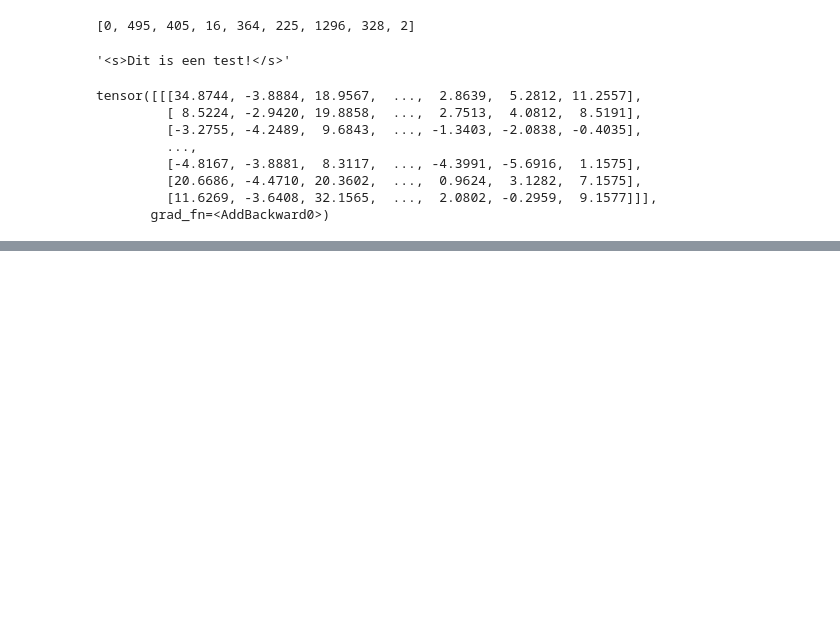
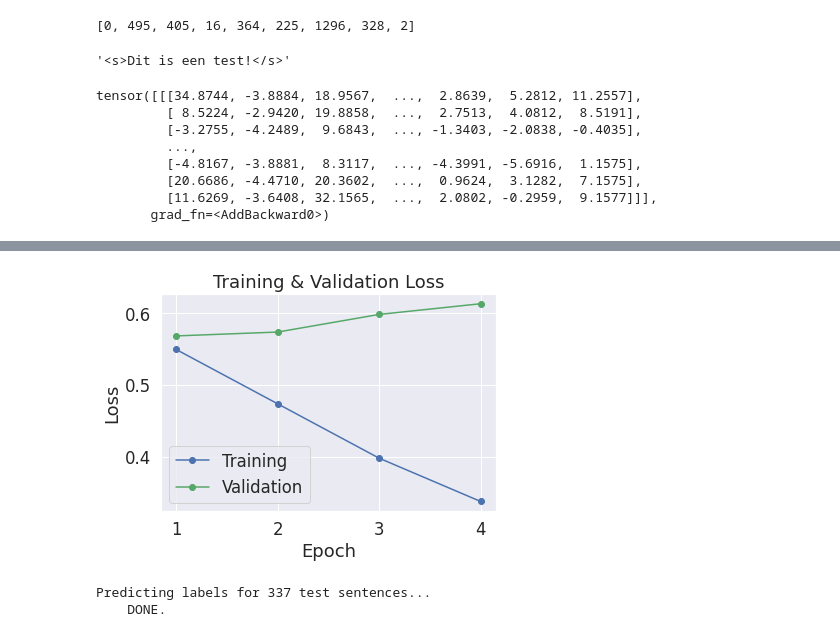
Before and after one commit to FilterBubbleErik/transformers, a Jupyter notebook: test.ipynb, the cells around one changed output, grey strips where cells are left out. Saved outputs shown, nothing was run; the diff lists cells and outputs as text; code cells hidden in the pictures; blank space fills up the shorter version.

Commit message:
added robbert testing

```diff
--- a/test.ipynb
+++ b/test.ipynb
@@ -794,0 +785,6 @@ labels = np.array(labels)
+# %%
+num_labels = len(set(label_values.values()))
+
+tokenizer = RobertaTokenizer.from_pretrained("pdelobelle/robbert-v2-dutch-base")
+model = RobertaForSequenceClassification.from_pretrained("pdelobelle/robbert-v2-dutch-base",
+                                                         num_labels = num_labels)
@@ -870,7 +883,7 @@ optimizer = AdamW(model.parameters(),
 # %%
 from transformers import get_linear_schedule_with_warmup
 
-epochs = 2
+epochs = 4
 total_steps = len(train_dataloader) * epochs
 scheduler = get_linear_schedule_with_warmup(optimizer,
                                             num_warmup_steps = 0,
@@ -914,19 +927,21 @@ for epoch_i in range(0, epochs):
     model.train()
 
     for step, batch in enumerate(train_dataloader):
-        if step % 40 == 0 and not step == 0:
+        if step % 10 == 0 and not step == 0:
             elapsed = format_time(time.time() - t0)
             print('  Batch {:>5,}  of  {:>5,}.    Elapsed: {:}.'.format(step, len(train_dataloader), elapsed))
         b_input_ids = batch[0].to(device)
         b_input_mask = batch[1].to(device)
         b_labels = batch[2].long().to(device)
         model.zero_grad()
-        loss, logits = model(b_input_ids,
+        model_output = model(b_input_ids,
                              token_type_ids=None,
                              attention_mask=b_input_mask,
                              labels=b_labels)
-        ###total_train_loss += loss.item()
-        ###loss.backward()
+        loss = model_output["loss"]
+        logits = model_output["logits"]
+        total_train_loss += loss.item()
+        loss.backward()
         torch.nn.utils.clip_grad_norm_(model.parameters(), 1.0)
         optimizer.step()
         scheduler.step()
@@ -947,14 +962,16 @@ for epoch_i in range(0, epochs):
         b_input_mask = batch[1].to(device)
         b_labels = batch[2].to(device)
         with torch.no_grad():
-            (loss, logits) = model(b_input_ids,
+            model_output = model(b_input_ids,
                                    token_type_ids=None,
                                    attention_mask=b_input_mask,
                                    labels=b_labels)
-        ###total_eval_loss += loss.item()
-        ###logits = logits.detach().cpu().numpy()
+        loss = model_output["loss"]
+        logits = model_output["logits"]
+        total_eval_loss += loss.item()
+        logits = logits.detach().cpu().numpy()
         label_ids = b_labels.to('cpu').numpy()
-        ###total_eval_accuracy += flat_accuracy(logits, label_ids)
+        total_eval_accuracy += flat_accuracy(logits, label_ids)
     avg_val_accuracy = total_eval_accuracy / len(validation_dataloader)
     print("  Accuracy: {0:.2f}".format(avg_val_accuracy))
     avg_val_loss = total_eval_loss / len(validation_dataloader)
@@ -994,0 +1012,5 @@ Training...
+# %%
+pd.set_option('precision', 2)
+df_stats = pd.DataFrame(data=training_stats)
+df_stats = df_stats.set_index('epoch')
+df_stats
@@ -994,0 +1024,37 @@ Training...
+# %%
+sns.set(style='darkgrid')
+sns.set(font_scale=1.5)
+plt.rcParams["figure.figsize"] = (6,4)
+plt.plot(df_stats['Training Loss'], 'b-o', label="Training")
+plt.plot(df_stats['Valid. Loss'], 'g-o', label="Validation")
+plt.title("Training & Validation Loss")
+plt.xlabel("Epoch")
+plt.ylabel("Loss")
+plt.legend()
+plt.xticks()
+plt.show()
+# %% [output]
+[figure, added]
+# %%
+print('Predicting labels for {:,} test sentences...'.format(len(test_dataset)))
+
+model.eval()
+predictions , true_labels = [], []
+
+for batch in test_dataloader:
+    batch = tuple(t.to(device) for t in batch)
+    b_input_ids, b_input_mask, b_labels = batch
+    with torch.no_grad():
+        # Forward pass, calculate logit predictions
+        outputs = model(b_input_ids, token_type_ids=None,
+                        attention_mask=b_input_mask)
+    logits = outputs[0]
+    logits = logits.detach().cpu().numpy()
+    label_ids = b_labels.to('cpu').numpy()
+    predictions.append(logits)
+    true_labels.append(label_ids)
+
+print('    DONE.')
+# %% [output]
+Predicting labels for 337 test sentences...
+    DONE.
```
Also changed, not shown: parts of 21 cells of this notebook.
